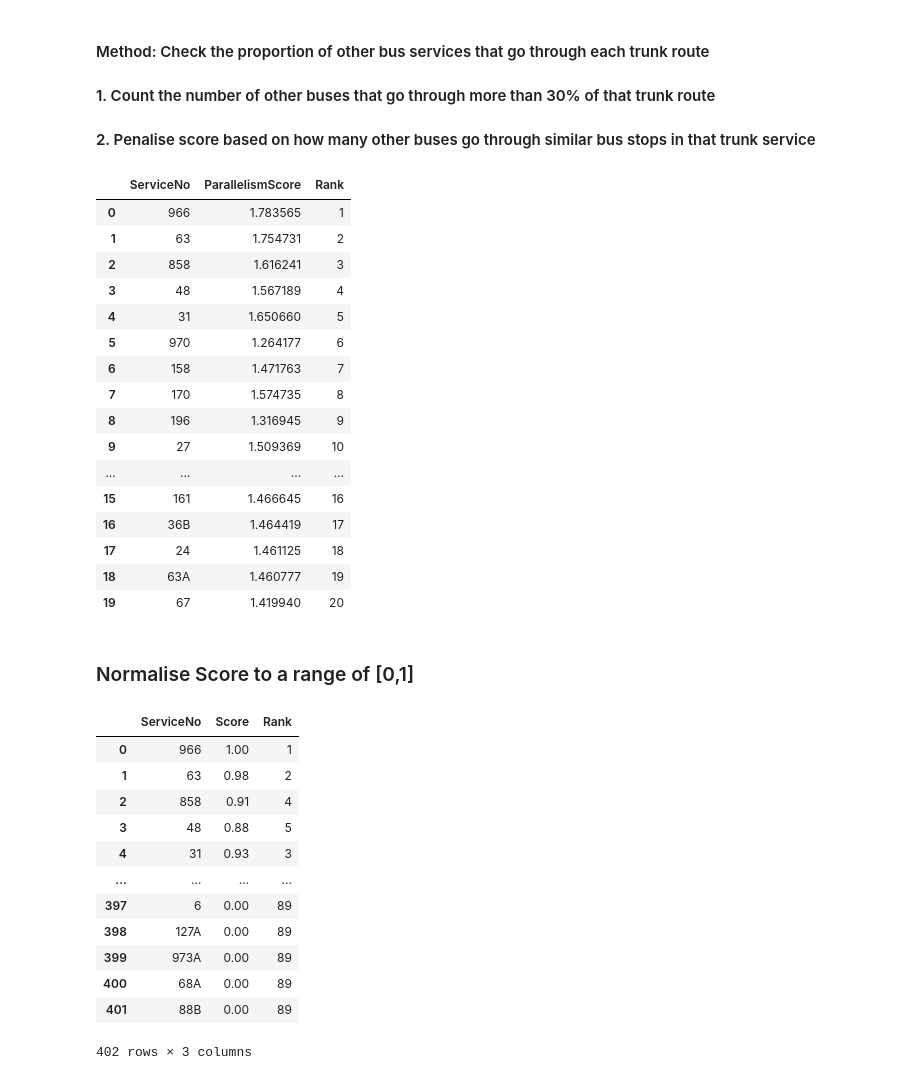
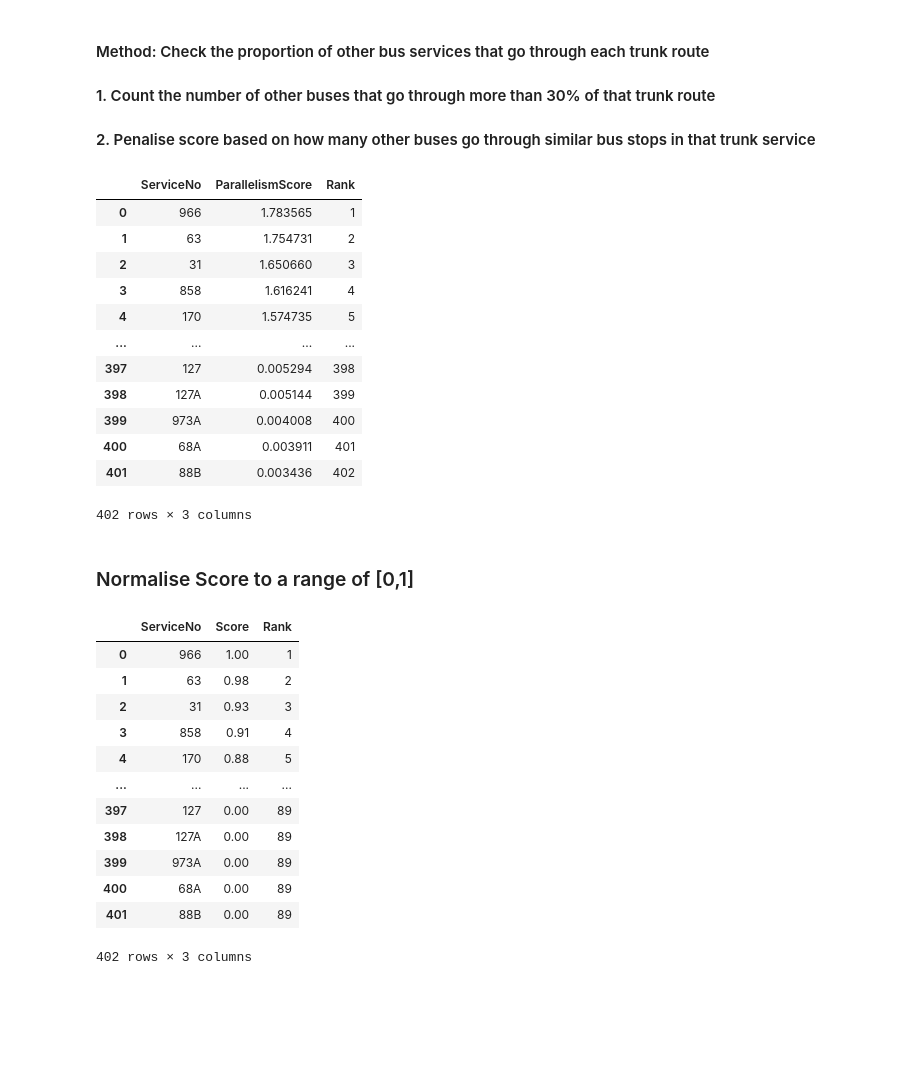
Before and after one commit to Elizaongwz/DSA4264, a Jupyter notebook: parallelscore.ipynb, the cells around one changed output. Cells and saved outputs as stored; diff of their text form; code cells hidden in the pictures; blank space fills up the shorter version.

Commit message:
final parallel score

```diff
--- a/parallelscore.ipynb
+++ b/parallelscore.ipynb
@@ -419,31 +419,28 @@ def get_step3_parallel_score(step2):
         else:  # count >= 3
             step3_parallel_score.at[index, 'ParallelismScore'] = parallelism_score * 1.3
 
-        step3_parallel_score.sort_values(by='ParallelismScore', ascending=False).reset_index().drop(columns=["index"])
+        step3_parallel_score = step3_parallel_score.reset_index().drop(columns=["index"])
+        step3_parallel_score = step3_parallel_score.sort_values(by='ParallelismScore', ascending=False)
         step3_parallel_score['Rank'] = step3_parallel_score.index + 1
     return step3_parallel_score
 # %%
 step3_parallel_score = get_step3_parallel_score(step2_parallel_score)
 step3_parallel_score.to_csv("Bus_RoutesStopsServices/parallel_score_step3.csv", index=False)
-step3_parallel_score.head(20)
+step3_parallel_score
 # %% [output]
 |  | ServiceNo | ParallelismScore | Rank |
 | 0 | 966 | 1.783565 | 1 |
 | 1 | 63 | 1.754731 | 2 |
-| 2 | 858 | 1.616241 | 3 |
-| 3 | 48 | 1.567189 | 4 |
-| 4 | 31 | 1.650660 | 5 |
-| 5 | 970 | 1.264177 | 6 |
-| 6 | 158 | 1.471763 | 7 |
-| 7 | 170 | 1.574735 | 8 |
-| 8 | 196 | 1.316945 | 9 |
-| 9 | 27 | 1.509369 | 10 |
+| 2 | 31 | 1.650660 | 3 |
+| 3 | 858 | 1.616241 | 4 |
+| 4 | 170 | 1.574735 | 5 |
 | ... | ... | ... | ... |
-| 15 | 161 | 1.466645 | 16 |
-| 16 | 36B | 1.464419 | 17 |
-| 17 | 24 | 1.461125 | 18 |
-| 18 | 63A | 1.460777 | 19 |
-| 19 | 67 | 1.419940 | 20 |
+| 397 | 127 | 0.005294 | 398 |
+| 398 | 127A | 0.005144 | 399 |
+| 399 | 973A | 0.004008 | 400 |
+| 400 | 68A | 0.003911 | 401 |
+| 401 | 88B | 0.003436 | 402 |
+402 rows × 3 columns
 # %% [markdown]
 ### Normalise Score to a range of [0,1]
 # %%
@@ -459,11 +456,11 @@ step3_parallel_score
 |  | ServiceNo | Score | Rank |
 | 0 | 966 | 1.00 | 1 |
 | 1 | 63 | 0.98 | 2 |
-| 2 | 858 | 0.91 | 4 |
-| 3 | 48 | 0.88 | 5 |
-| 4 | 31 | 0.93 | 3 |
+| 2 | 31 | 0.93 | 3 |
+| 3 | 858 | 0.91 | 4 |
+| 4 | 170 | 0.88 | 5 |
 | ... | ... | ... | ... |
-| 397 | 6 | 0.00 | 89 |
+| 397 | 127 | 0.00 | 89 |
 | 398 | 127A | 0.00 | 89 |
 | 399 | 973A | 0.00 | 89 |
 | 400 | 68A | 0.00 | 89 |
```
